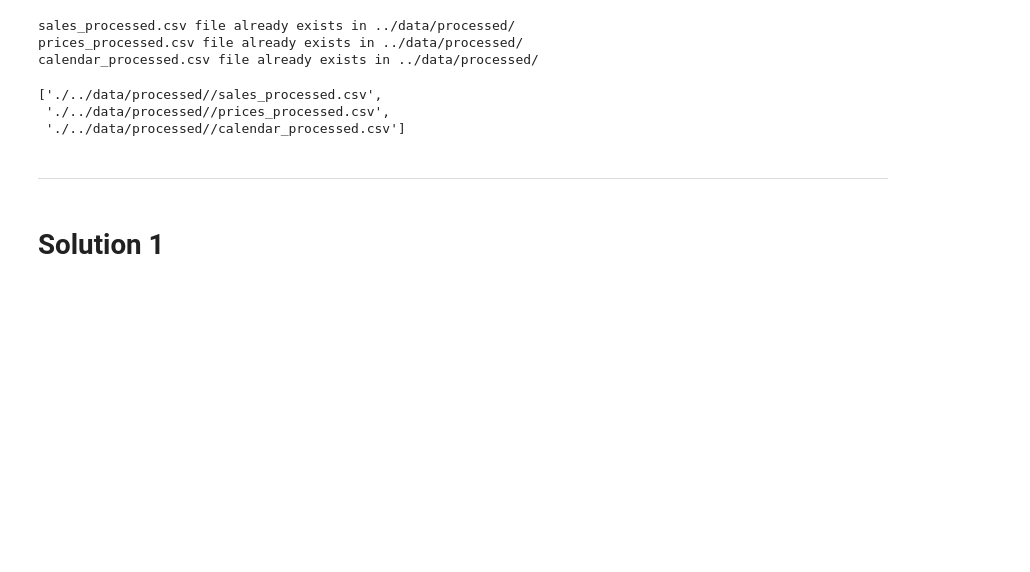
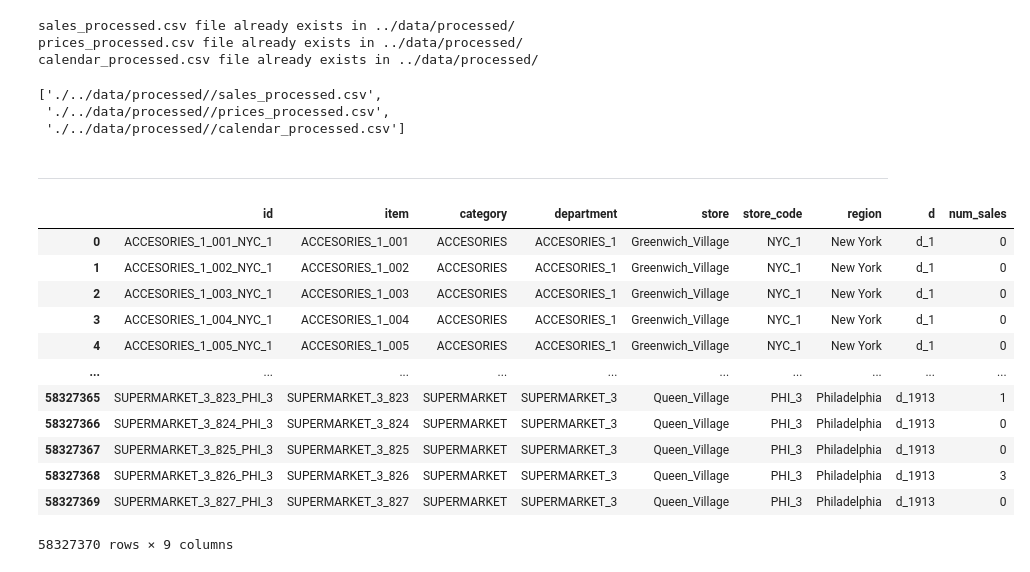
Before and after one commit to Maycas/DS-Market, a Jupyter notebook: 1 - Analysis/2 - Feature engineering.ipynb, the cells around one changed output. Drawn from its saved outputs; the diff is of its cells as text; code cells hidden in the pictures; blank space fills up the shorter version.

Commit message:
Main Dataframe created

```diff
--- a/1 - Analysis/2 - Feature engineering.ipynb
+++ b/1 - Analysis/2 - Feature engineering.ipynb
@@ -62,8 +58,24 @@ prices = pd.read_csv(directory + 'prices_processed.csv', index_col = 0)
 calendar = pd.read_csv(directory + 'calendar_processed.csv', index_col = 0)
 # %% [markdown]
 ____
-# %% [markdown]
-# Solution 1
-# %%
-# process from the beginning and with all rows
-sales = sales[0:5000]
+# %%
+master = sales.melt(
+        id_vars = ["id", "item", "category", "department", "store", "store_code", "region"],
+        var_name = "d",
+        value_name = "num_sales"
+)
+master
+# %% [output]
+|  | id | item | category | department | store | store_code | region | d | num_sales |
+| 0 | ACCESORIES_1_001_NYC_1 | ACCESORIES_1_001 | ACCESORIES | ACCESORIES_1 | Greenwich_Village | NYC_1 | New York | d_1 | 0 |
+| 1 | ACCESORIES_1_002_NYC_1 | ACCESORIES_1_002 | ACCESORIES | ACCESORIES_1 | Greenwich_Village | NYC_1 | New York | d_1 | 0 |
+| 2 | ACCESORIES_1_003_NYC_1 | ACCESORIES_1_003 | ACCESORIES | ACCESORIES_1 | Greenwich_Village | NYC_1 | New York | d_1 | 0 |
+| 3 | ACCESORIES_1_004_NYC_1 | ACCESORIES_1_004 | ACCESORIES | ACCESORIES_1 | Greenwich_Village | NYC_1 | New York | d_1 | 0 |
+| 4 | ACCESORIES_1_005_NYC_1 | ACCESORIES_1_005 | ACCESORIES | ACCESORIES_1 | Greenwich_Village | NYC_1 | New York | d_1 | 0 |
+| ... | ... | ... | ... | ... | ... | ... | ... | ... | ... |
+| 58327365 | SUPERMARKET_3_823_PHI_3 | SUPERMARKET_3_823 | SUPERMARKET | SUPERMARKET_3 | Queen_Village | PHI_3 | Philadelphia | d_1913 | 1 |
+| 58327366 | SUPERMARKET_3_824_PHI_3 | SUPERMARKET_3_824 | SUPERMARKET | SUPERMARKET_3 | Queen_Village | PHI_3 | Philadelphia | d_1913 | 0 |
+| 58327367 | SUPERMARKET_3_825_PHI_3 | SUPERMARKET_3_825 | SUPERMARKET | SUPERMARKET_3 | Queen_Village | PHI_3 | Philadelphia | d_1913 | 0 |
+| 58327368 | SUPERMARKET_3_826_PHI_3 | SUPERMARKET_3_826 | SUPERMARKET | SUPERMARKET_3 | Queen_Village | PHI_3 | Philadelphia | d_1913 | 3 |
+| 58327369 | SUPERMARKET_3_827_PHI_3 | SUPERMARKET_3_827 | SUPERMARKET | SUPERMARKET_3 | Queen_Village | PHI_3 | Philadelphia | d_1913 | 0 |
+58327370 rows × 9 columns
```
Also changed, not shown: parts of 31 cells of this notebook, 2 other files.
